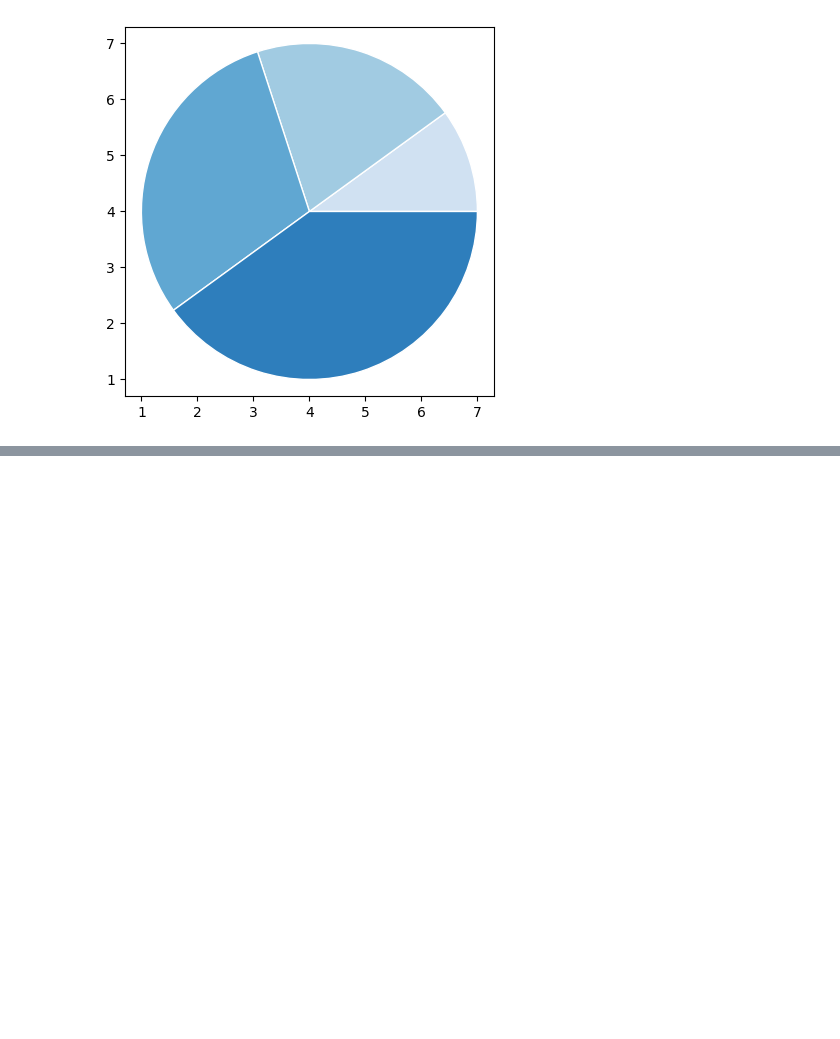
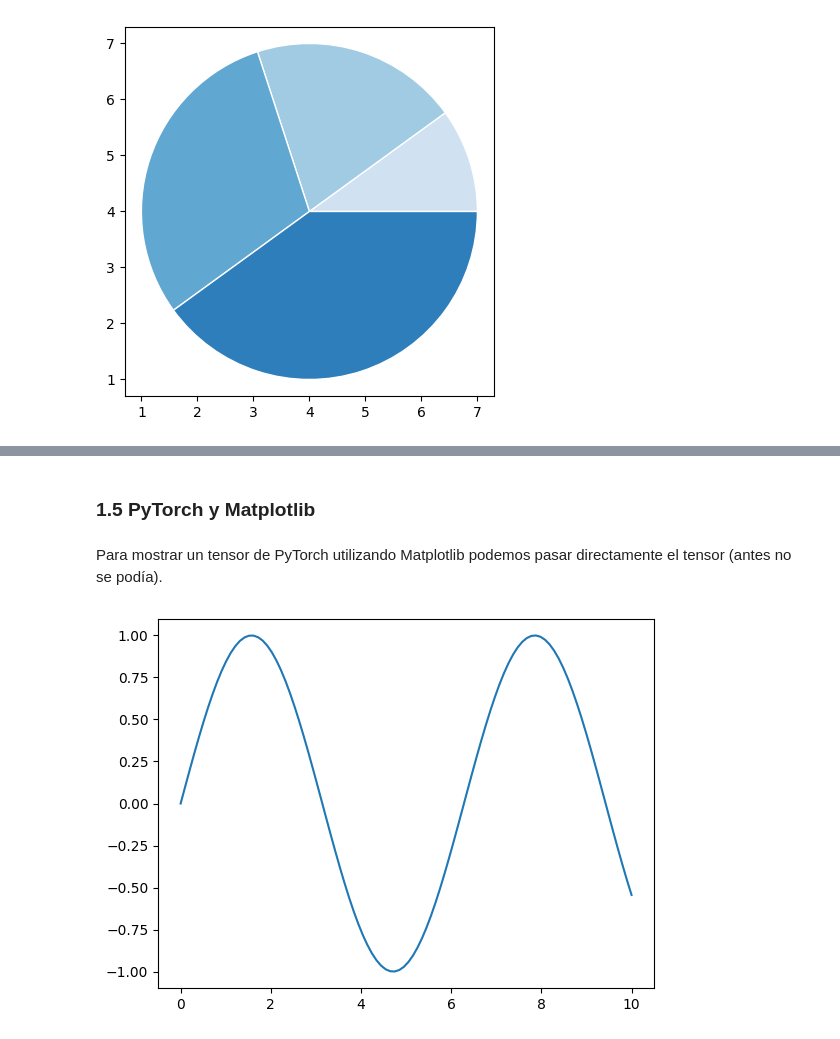
Before and after one commit to GbrlOl/programacion-2, a Jupyter notebook: clases/clase_7_matplotlib.ipynb, the cells around one changed output, grey strips where cells are left out. Cells and saved outputs as stored; diff of their text form; code cells hidden in the pictures; blank space fills up the shorter version.

```diff
--- a/clases/clase_7_matplotlib.ipynb
+++ b/clases/clase_7_matplotlib.ipynb
@@ -179,0 +223,14 @@ plt.show()
+# %% [markdown]
+### **1.5 PyTorch y Matplotlib**
+# %% [markdown]
+Para mostrar un tensor de PyTorch utilizando Matplotlib podemos pasar directamente el tensor (antes no se podía).
+# %%
+import torch
+
+x = torch.linspace(0,10,100)
+y = torch.sin(x)
+
+plt.plot(x, y)
+plt.show()
+# %% [output]
+[figure, added]
```
Also changed, not shown: parts of 17 cells of this notebook.
